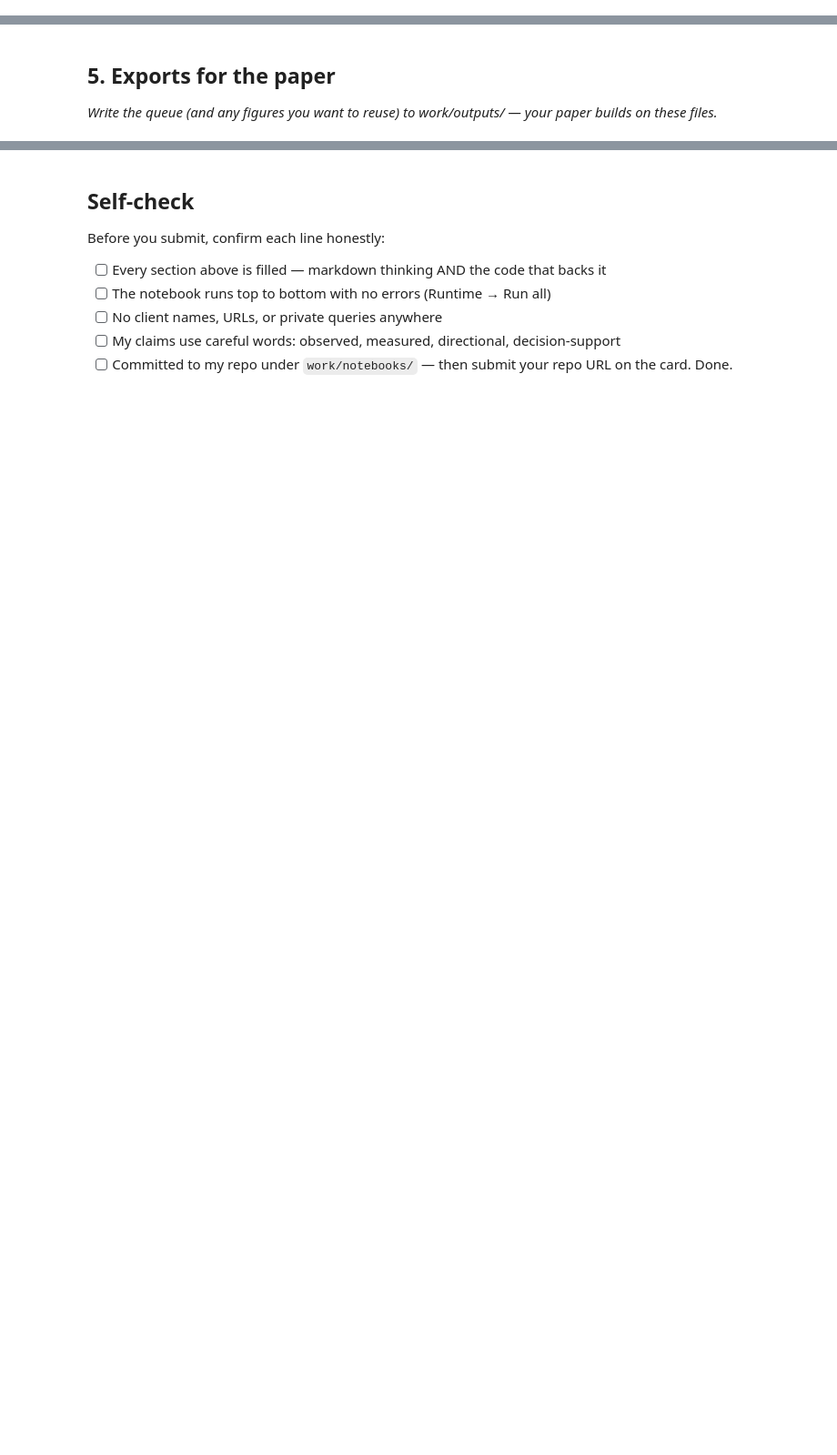
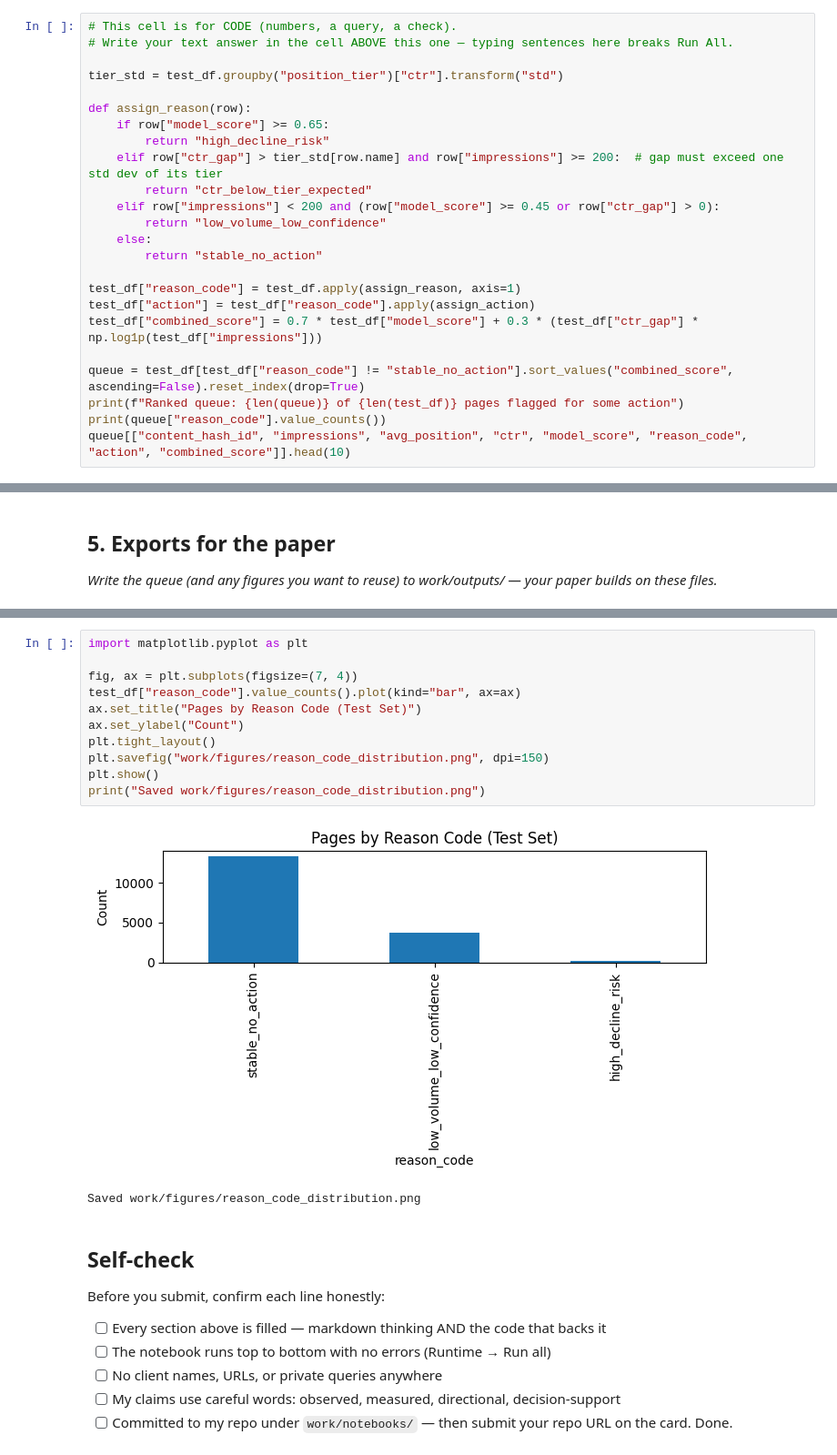
Before and after one commit to sobaannr/FlyRank-Internship, a Jupyter notebook: work/notebooks/w07_action_playbook.ipynb, the cells around one changed output, grey strips where cells are left out. Shown at 91% size. Drawn from its saved outputs; the diff is of its cells as text; blank space fills up the shorter version.

```diff
--- a/work/notebooks/w07_action_playbook.ipynb
+++ b/work/notebooks/w07_action_playbook.ipynb
@@ -12,0 +94,24 @@ This skeleton is yours to fill. Work the sections **in order** — each one has
+# %%
+# This cell is for CODE (numbers, a query, a check).
+# Write your text answer in the cell ABOVE this one — typing sentences here breaks Run All.
+
+tier_std = test_df.groupby("position_tier")["ctr"].transform("std")
+
+def assign_reason(row):
+    if row["model_score"] >= 0.65:
+        return "high_decline_risk"
+    elif row["ctr_gap"] > tier_std[row.name] and row["impressions"] >= 200:  # gap must exceed one std dev of its tier
+        return "ctr_below_tier_expected"
+    elif row["impressions"] < 200 and (row["model_score"] >= 0.45 or row["ctr_gap"] > 0):
+        return "low_volume_low_confidence"
+    else:
+        return "stable_no_action"
+
+test_df["reason_code"] = test_df.apply(assign_reason, axis=1)
+test_df["action"] = test_df["reason_code"].apply(assign_action)
+test_df["combined_score"] = 0.7 * test_df["model_score"] + 0.3 * (test_df["ctr_gap"] * np.log1p(test_df["impressions"]))
+
+queue = test_df[test_df["reason_code"] != "stable_no_action"].sort_values("combined_score", ascending=False).reset_index(drop=True)
+print(f"Ranked queue: {len(queue)} of {len(test_df)} pages flagged for some action")
+print(queue["reason_code"].value_counts())
+queue[["content_hash_id", "impressions", "avg_position", "ctr", "model_score", "reason_code", "action", "combined_score"]].head(10)
@@ -44,3 +279,17 @@ This skeleton is yours to fill. Work the sections **in order** — each one has
+# %%
+import matplotlib.pyplot as plt
+
+fig, ax = plt.subplots(figsize=(7, 4))
+test_df["reason_code"].value_counts().plot(kind="bar", ax=ax)
+ax.set_title("Pages by Reason Code (Test Set)")
+ax.set_ylabel("Count")
+plt.tight_layout()
+plt.savefig("work/figures/reason_code_distribution.png", dpi=150)
+plt.show()
+print("Saved work/figures/reason_code_distribution.png")
+# %% [output]
+[figure, added]
+Saved work/figures/reason_code_distribution.png
 # %% [markdown]
 ## Self-check
 
```
Also changed, not shown: parts of 19 cells of this notebook.
